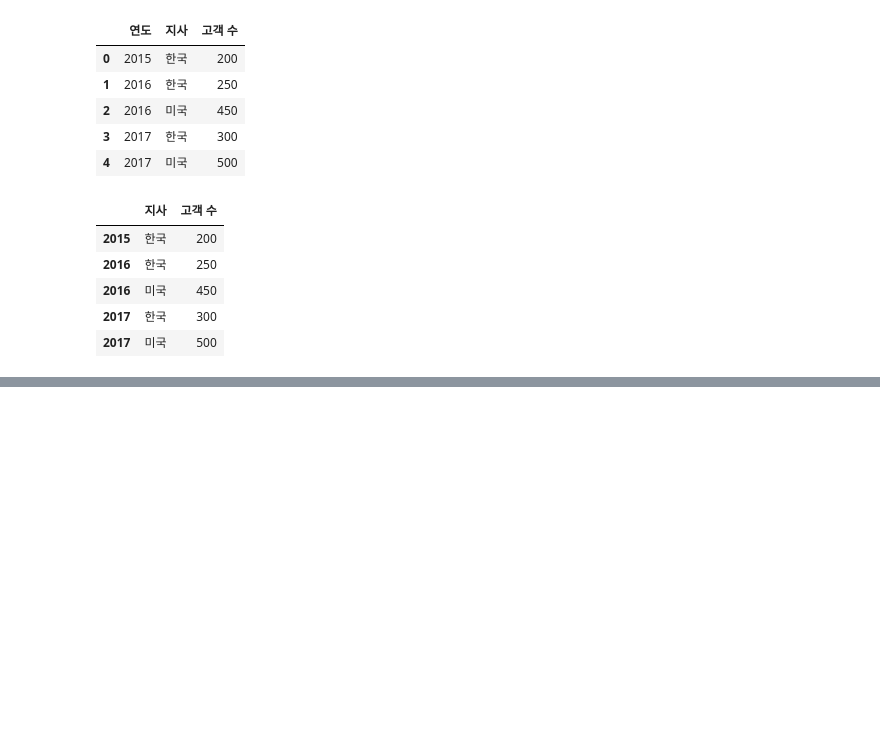
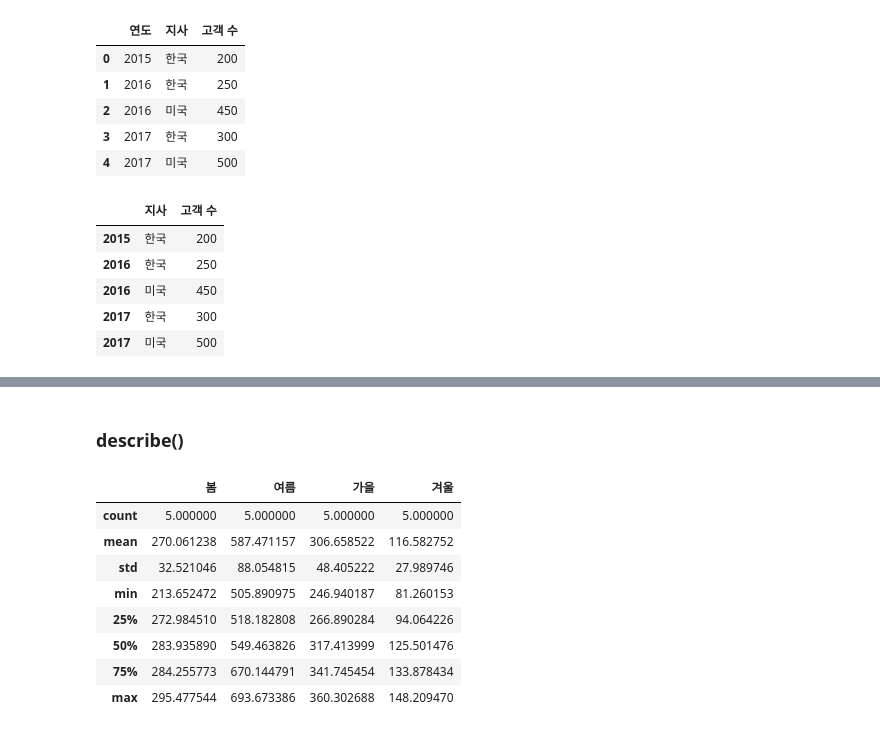
Before and after one commit to InryeolChoi/model_analysis, a Jupyter notebook: onboarding/240328.ipynb, the cells around one changed output, grey strips where cells are left out. Saved outputs shown, nothing was run; the diff lists cells and outputs as text; code cells hidden in the pictures; blank space fills up the shorter version.

```diff
--- a/onboarding/240328.ipynb
+++ b/onboarding/240328.ipynb
@@ -656,0 +793,9 @@ dtype: int64
+# %%
+# 데이터 연산 (평균 구하기)
+
+df3 = pd.DataFrame({'봄' : [random.uniform(200, 350) for i in range(1, 6)],
+                    '여름' : [random.uniform(500, 700) for i in range(1, 6)],
+                    '가을' : [random.uniform(200, 380) for i in range(1, 6)],
+                    '겨울' : [random.uniform(40, 160) for i in range(1, 6)]},
+                    index = [i for i in range(2012, 2017)])
+df3.mean()
@@ -656,0 +832,14 @@ dtype: int64
+# %% [markdown]
+### describe()
+# %%
+df3.describe()
+# %% [output]
+|  | 봄 | 여름 | 가을 | 겨울 |
+| count | 5.000000 | 5.000000 | 5.000000 | 5.000000 |
+| mean | 270.061238 | 587.471157 | 306.658522 | 116.582752 |
+| std | 32.521046 | 88.054815 | 48.405222 | 27.989746 |
+| min | 213.652472 | 505.890975 | 246.940187 | 81.260153 |
+| 25% | 272.984510 | 518.182808 | 266.890284 | 94.064226 |
+| 50% | 283.935890 | 549.463826 | 317.413999 | 125.501476 |
+| 75% | 284.255773 | 670.144791 | 341.745454 | 133.878434 |
+| max | 295.477544 | 693.673386 | 360.302688 | 148.209470 |
```
Also changed, not shown: parts of 23 cells of this notebook, 2 other files.
